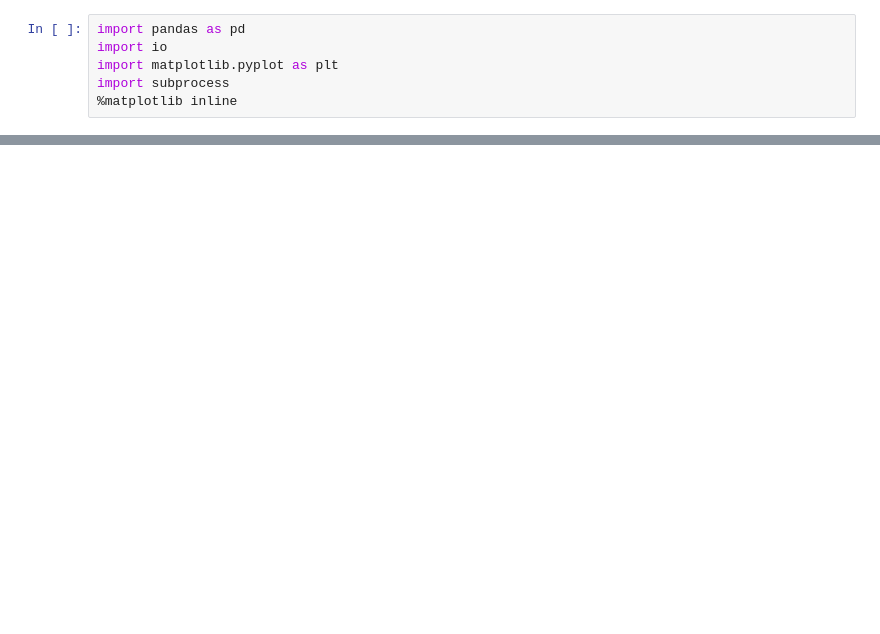
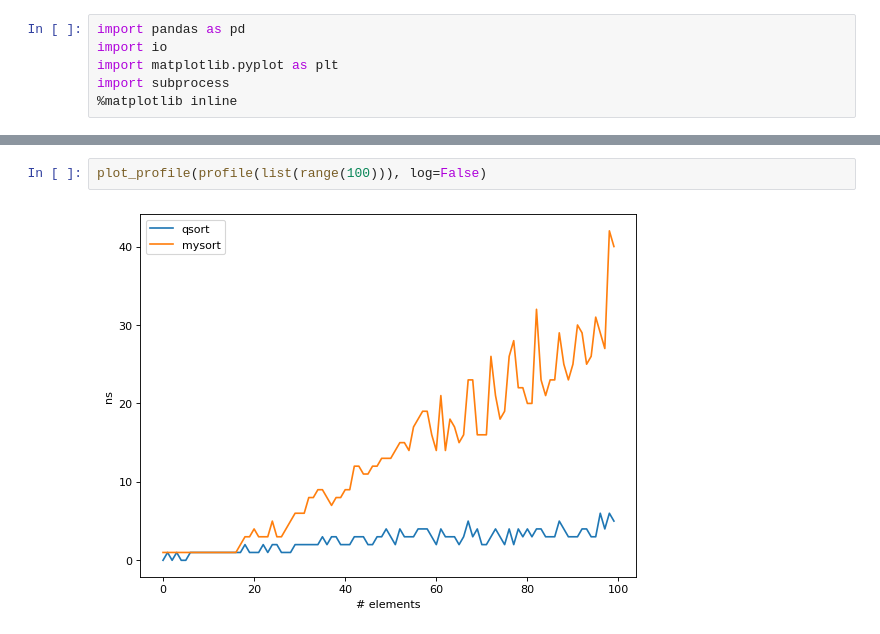
Before and after one commit to awarebayes/cprog, a Jupyter notebook: lab_07_01_02/EDA.ipynb, the cells around one changed output, grey strips where cells are left out. Saved outputs shown, nothing was run; the diff lists cells and outputs as text; blank space fills up the shorter version.

```diff
--- a/lab_07_01_02/EDA.ipynb
+++ b/lab_07_01_02/EDA.ipynb
@@ -35,0 +43,4 @@ plt.plot(figsize=(10, 10))
+# %%
+plot_profile(profile(list(range(100))), log=False)
+# %% [output]
+[figure, added]
```
Also changed, not shown: parts of 5 cells of this notebook, 3 other files.
